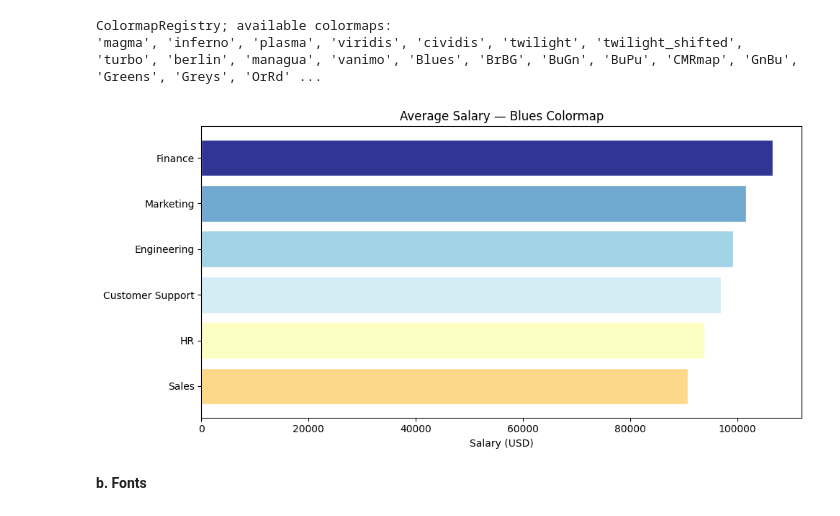
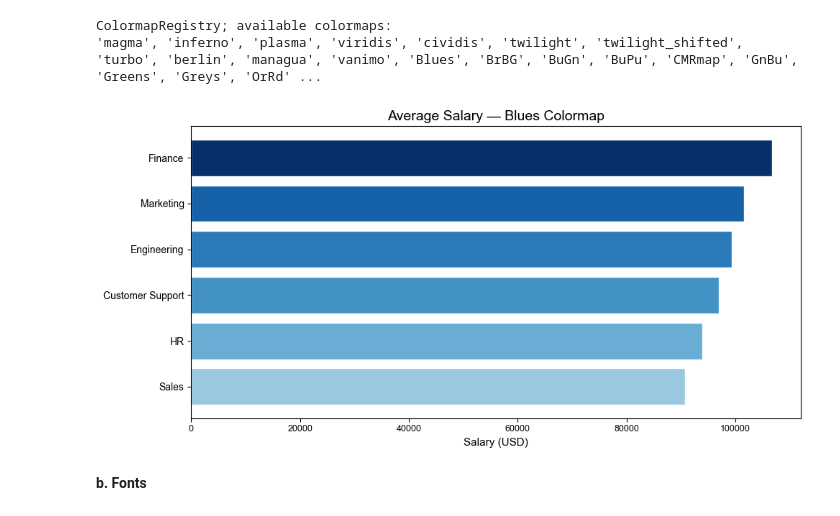
Before and after one commit to FarhanKhan1/DA_project, a Jupyter notebook: matplotlib_complete_guide.ipynb, the cells around one changed output. Saved outputs shown, nothing was run; the diff lists cells and outputs as text; code cells hidden in the pictures.

```diff
--- a/matplotlib_complete_guide.ipynb
+++ b/matplotlib_complete_guide.ipynb
@@ -1016,24 +1012,24 @@ ColormapRegistry; available colormaps:
 # %%
 import matplotlib.cm as cm
 import matplotlib.colors as mcolors
 
 dept_salary = (emp.groupby('department')['salary']
                   .mean().sort_values().reset_index())
 
 norm   = mcolors.Normalize(vmin=dept_salary['salary'].min()-10000,
                             vmax=dept_salary['salary'].max())
-cmap   = cm.get_cmap('RdYlBu')
+cmap   = cm.get_cmap('Blues')
 colors = [cmap(norm(v)) for v in dept_salary['salary']]
 
 fig, ax = plt.subplots(figsize=(10, 5))
 ax.barh(dept_salary['department'], dept_salary['salary'],
         color=colors, edgecolor='white', linewidth=1)
 ax.set_title('Average Salary — Blues Colormap')
 ax.set_xlabel('Salary (USD)')
 plt.tight_layout()
 plt.show()
 # %% [output]
-[figure, old version]
+[figure, new version]
 # %% [markdown]
 **b. Fonts**
 # %%
```
Also changed, not shown: parts of 8 cells of this notebook, 2 other files.
